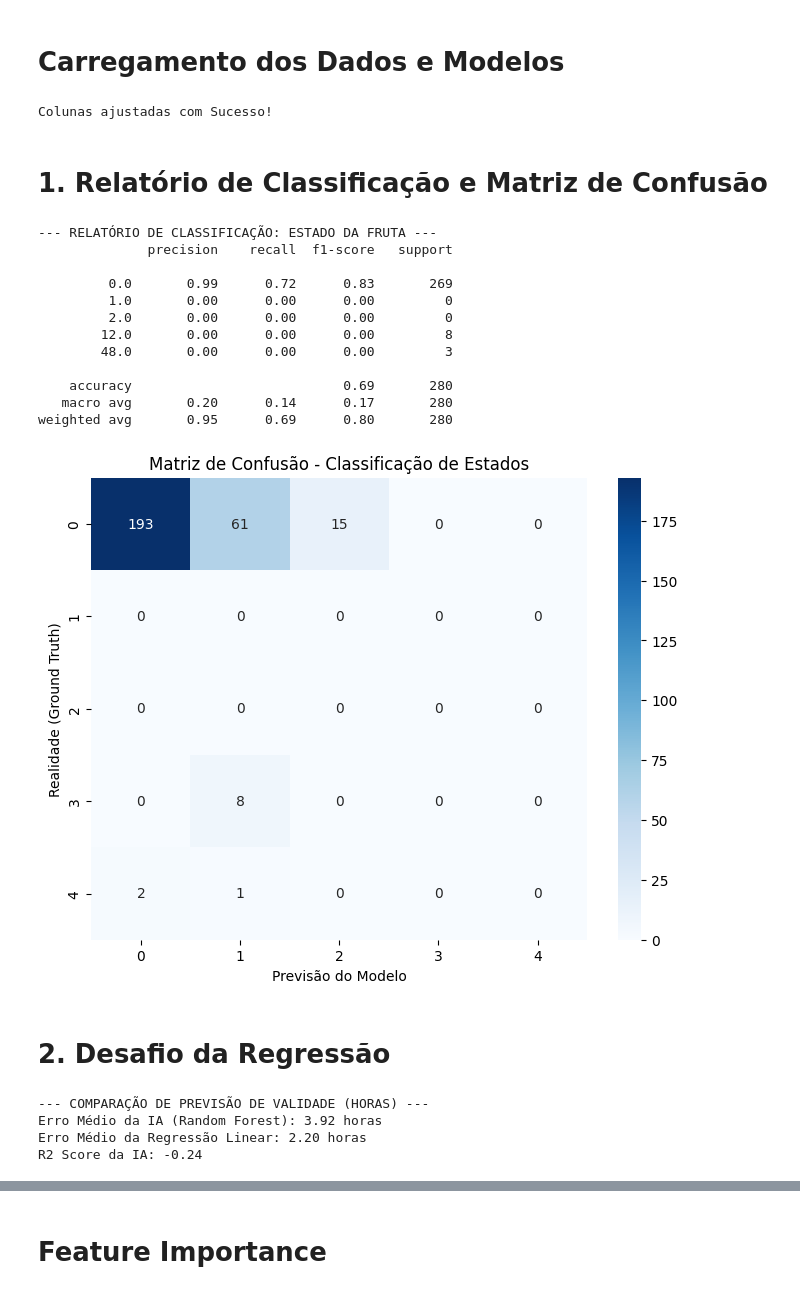
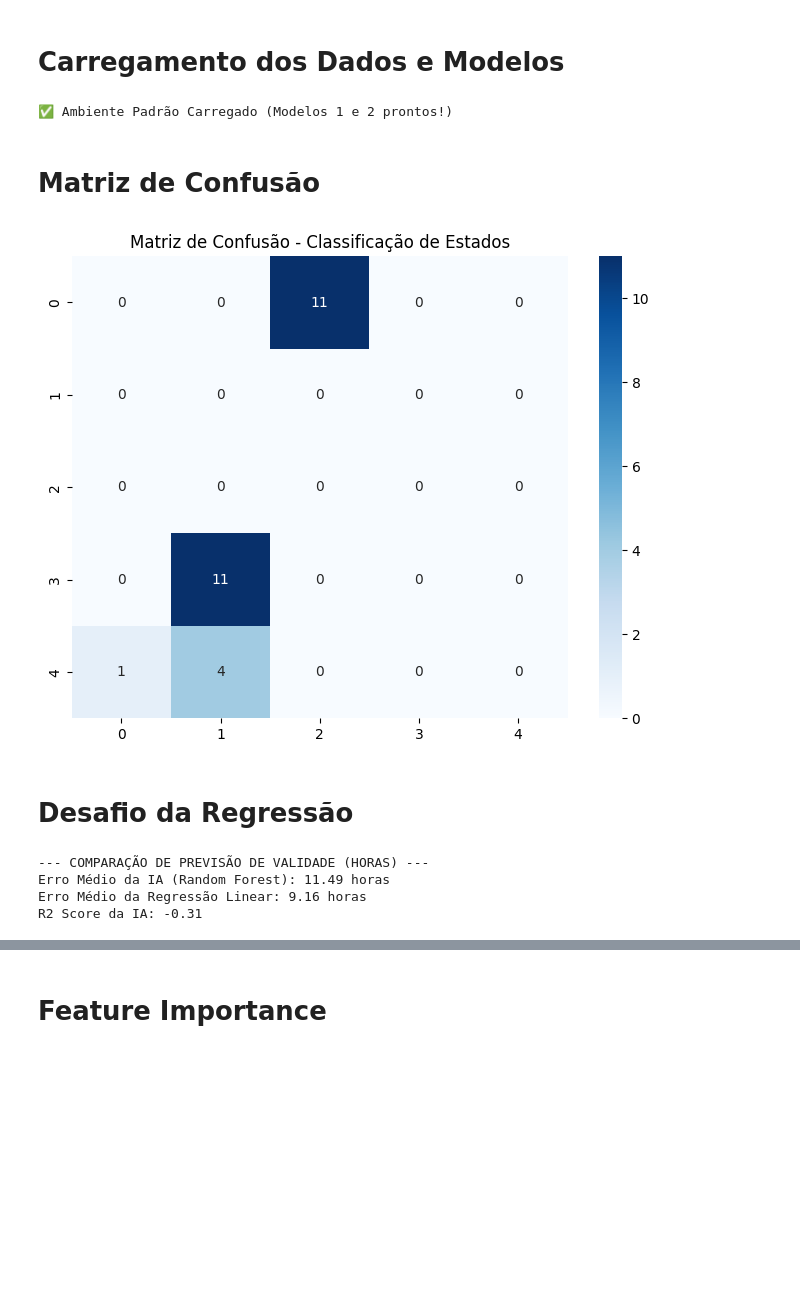
Before and after one commit to LucaAtanazio/Grupo_Projetos, a Jupyter notebook: PI-Monitoramento_frutas/modelos/comparacao.ipynb, the cells around one changed output, grey strips where cells are left out. Saved outputs shown, nothing was run; the diff lists cells and outputs as text; code cells hidden in the pictures; blank space fills up the shorter version.

Commit message:
modelos: Correções

```diff
--- a/PI-Monitoramento_frutas/modelos/comparacao.ipynb
+++ b/PI-Monitoramento_frutas/modelos/comparacao.ipynb
@@ -7,97 +22,81 @@ import joblib
 import os
 from sklearn.model_selection import train_test_split
 
-# 1. Carregamento dos dados
+# Carregamento padrão (Pasta Data)
 caminho_dados = os.path.join('..', 'data', '*.csv')
 arquivos = glob.glob(caminho_dados)
 lista_dfs = []
 
 for f in arquivos:
-    if 'data.ipynb' in f: continue
-    df_temp = pd.read_csv(f)
-    lista_dfs.append(df_temp)
+    if 'dataset_mestre' in f: # Prioridade para o mestre
+        df_temp = pd.read_csv(f, sep=';')
+        lista_dfs.append(df_temp)
 
 df_proc = pd.concat(lista_dfs, ignore_index=True)
 
-# 2. ENGENHARIA DE ATRIBUTOS
-# Criando as colunas de 'slope' (variação entre linhas)
+# Engenharia de Atributos Básica (O que os modelos 1, 2 e 3 esperam)
 df_proc['mq3_slope'] = df_proc['mq3_raw'].diff().fillna(0)
 df_proc['temp_slope'] = df_proc['temperatura'].diff().fillna(0)
 df_proc['umid_slope'] = df_proc['umidade_ar'].diff().fillna(0)
 
-# 3. Seleção das Colunas
-colunas_modelo = ['mq3_raw', 'temperatura', 'umidade_ar', 'mq3_slope', 'temp_slope', 'umid_slope']
-
-X = df_proc[colunas_modelo]
+# Definição do X e y Padrão (6 colunas)
+colunas_basicas = ['mq3_raw', 'temperatura', 'umidade_ar', 'mq3_slope', 'temp_slope', 'umid_slope']
+X = df_proc[colunas_basicas]
 y = df_proc['validade'].fillna(0)
 
-# 4. Split
+# Split Padrão
 X_train, X_test, y_train, y_test = train_test_split(X, y, test_size=0.2, random_state=42)
 
-# 5. Carregar modelos
+# Carregar Modelos Originais
 modelo_estado = joblib.load('modelo_1_estado.pkl')
 modelo_tempo = joblib.load('modelo_2_tempo_restante.pkl')
+encoder_estado = joblib.load('encoder_estado.pkl')
 
-print("Colunas ajustadas com Sucesso!")
+print("✅ Ambiente Padrão Carregado (Modelos 1 e 2 prontos!)")
 # %% [output]
-Colunas ajustadas com Sucesso!
+✅ Ambiente Padrão Carregado (Modelos 1 e 2 prontos!)
 # %% [markdown]
-# 1. Relatório de Classificação e Matriz de Confusão
+# Matriz de Confusão
 # %%
 from sklearn.metrics import classification_report, confusion_matrix
 import seaborn as sns
 import matplotlib.pyplot as plt
 
-# 1. Gerar as previsões
 y_pred_estado = modelo_estado.predict(X_test)
 
-# 2. Relatório de Precision, Recall e F1-Score
-# Nota: O y_test deve conter as categorias (labels) que o modelo espera
-print("--- RELATÓRIO DE CLASSIFICAÇÃO: ESTADO DA FRUTA ---")
-print(classification_report(y_test, y_pred_estado))
-
-# 3. Matriz de Confusão Visual
 plt.figure(figsize=(8, 6))
 cm = confusion_matrix(y_test, y_pred_estado)
 sns.heatmap(cm, annot=True, fmt='d', cmap='Blues')
 plt.title('Matriz de Confusão - Classificação de Estados')
-plt.ylabel('Realidade (Ground Truth)')
-plt.xlabel('Previsão do Modelo')
+
+
+plt.savefig(obter_caminho_save("matriz_confucao", "png", pasta_graficos), bbox_inches='tight')
 plt.show()
 # %% [output]
---- RELATÓRIO DE CLASSIFICAÇÃO: ESTADO DA FRUTA ---
-              precision    recall  f1-score   support
-
-         0.0       0.99      0.72      0.83       269
-         1.0       0.00      0.00      0.00         0
-         2.0       0.00      0.00      0.00         0
-        12.0       0.00      0.00      0.00         8
-        48.0       0.00      0.00      0.00         3
-
-    accuracy                           0.69       280
-   macro avg       0.20      0.14      0.17       280
-weighted avg       0.95      0.69      0.80       280
-[figure, old version]
+[figure, new version]
 # %% [markdown]
-# 2. Desafio da Regressão
+# Desafio da Regressão
 # %%
 from sklearn.linear_model import LinearRegression
 from sklearn.metrics import mean_absolute_error, r2_score
 
+
 # Criar um modelo básico (Baseline) para comparação
 reg_linear = LinearRegression().fit(X_train, y_train)
+
 
 # Previsões
 y_pred_ia = modelo_tempo.predict(X_test)
 y_pred_linear = reg_linear.predict(X_test)
 
+
 print("--- COMPARAÇÃO DE PREVISÃO DE VALIDADE (HORAS) ---")
 print(f"Erro Médio da IA (Random Forest): {mean_absolute_error(y_test, y_pred_ia):.2f} horas")
 print(f"Erro Médio da Regressão Linear: {mean_absolute_error(y_test, y_pred_linear):.2f} horas")
 print(f"R2 Score da IA: {r2_score(y_test, y_pred_ia):.2f}")
 # %% [output]
 --- COMPARAÇÃO DE PREVISÃO DE VALIDADE (HORAS) ---
-Erro Médio da IA (Random Forest): 3.92 horas
-Erro Médio da Regressão Linear: 2.20 horas
-R2 Score da IA: -0.24
+Erro Médio da IA (Random Forest): 11.49 horas
+Erro Médio da Regressão Linear: 9.16 horas
+R2 Score da IA: -0.31
 # %% [markdown]
```
Also changed, not shown: parts of 15 cells of this notebook, 14 other files.
